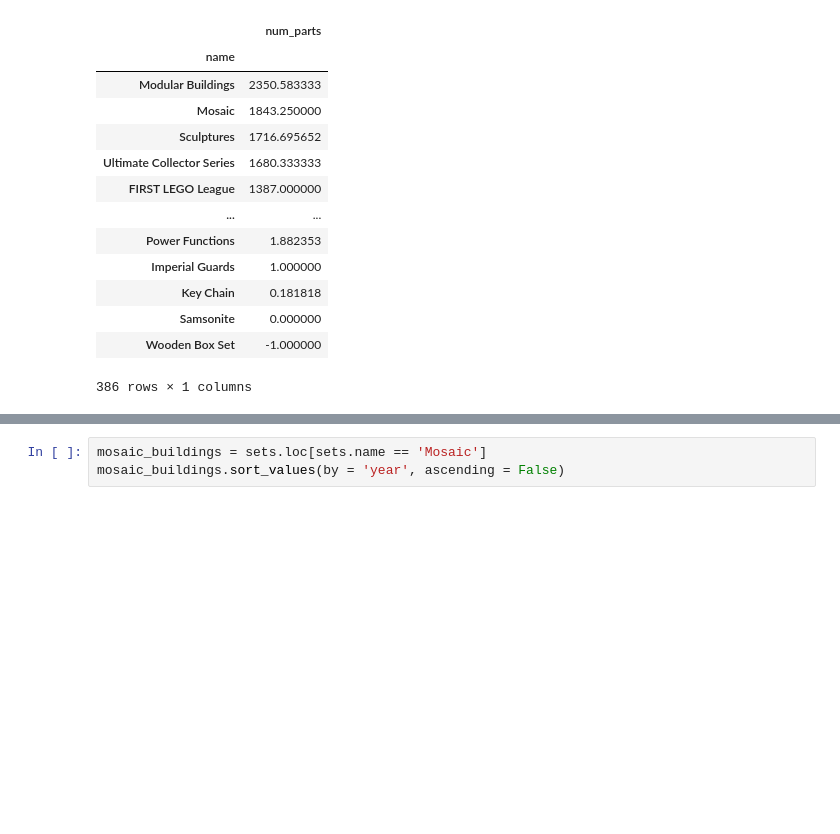
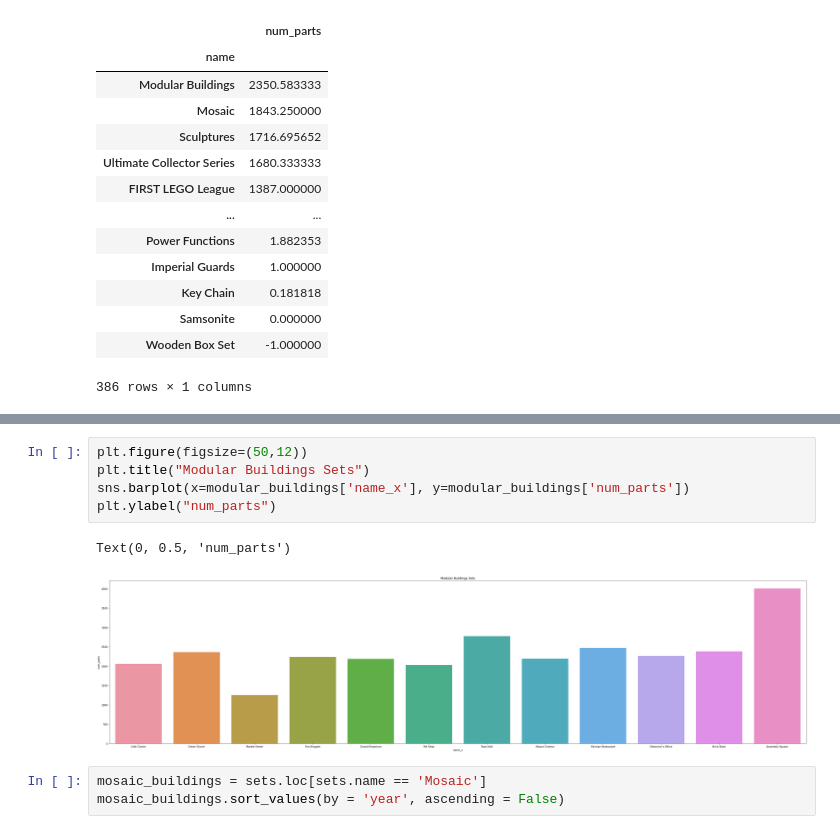
Before and after one commit to RodolfoPerna/portfolio, a Jupyter notebook: Lego_History.ipynb, the cells around one changed output, grey strips where cells are left out. Drawn from its saved outputs; the diff is of its cells as text; blank space fills up the shorter version.

```diff
--- a/Lego_History.ipynb
+++ b/Lego_History.ipynb
@@ -93,6 +105,14 @@ modular_buildings.sort_values(by = 'year', ascending = False)
 | 1469 | 10185-1 | Green Grocer | 2008 | 155 | 2358 | Modular Buildings | NaN | Modular Buildings | NaN |
 | 1468 | 10182-1 | Cafe Corner | 2007 | 155 | 2058 | Modular Buildings | NaN | Modular Buildings | NaN |
 | 1470 | 10190-1 | Market Street | 2007 | 155 | 1250 | Modular Buildings | NaN | Modular Buildings | NaN |
+# %%
+plt.figure(figsize=(50,12))
+plt.title("Modular Buildings Sets")
+sns.barplot(x=modular_buildings['name_x'], y=modular_buildings['num_parts'])
+plt.ylabel("num_parts")
+# %% [output]
+Text(0, 0.5, 'num_parts')
+[figure, added]
 # %%
 mosaic_buildings = sets.loc[sets.name == 'Mosaic']
 mosaic_buildings.sort_values(by = 'year', ascending = False)
```
Also changed, not shown: parts of 3 cells of this notebook.
